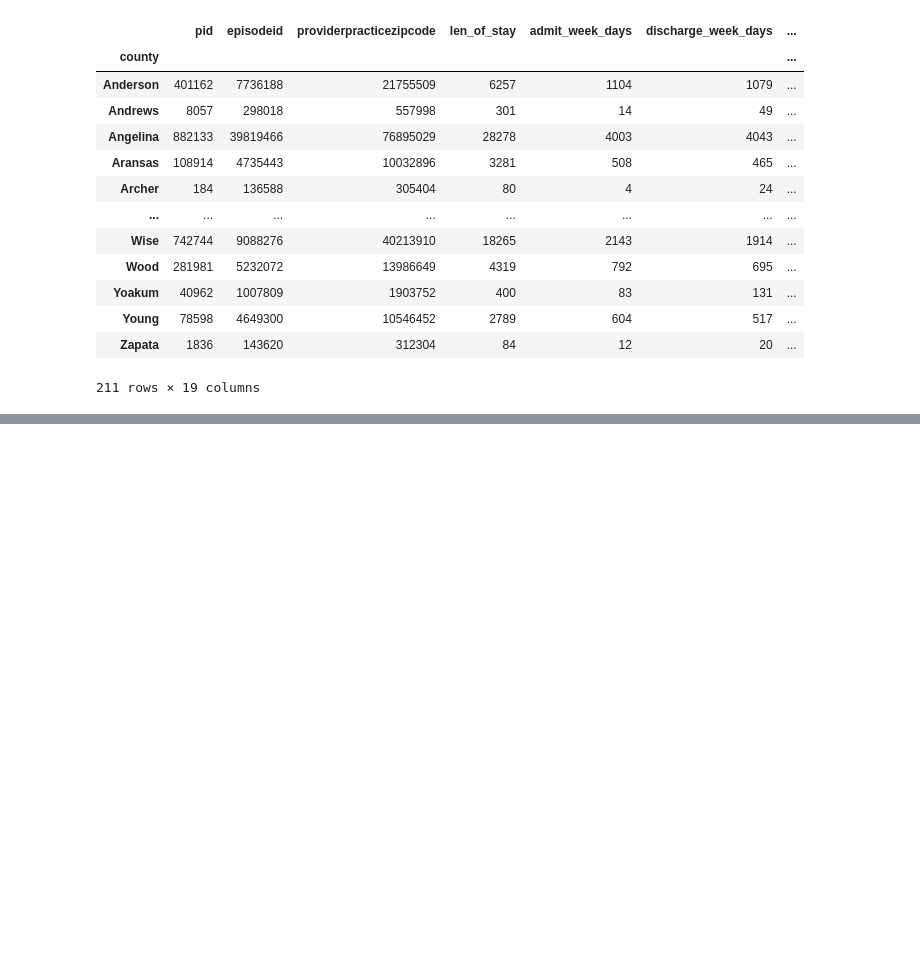
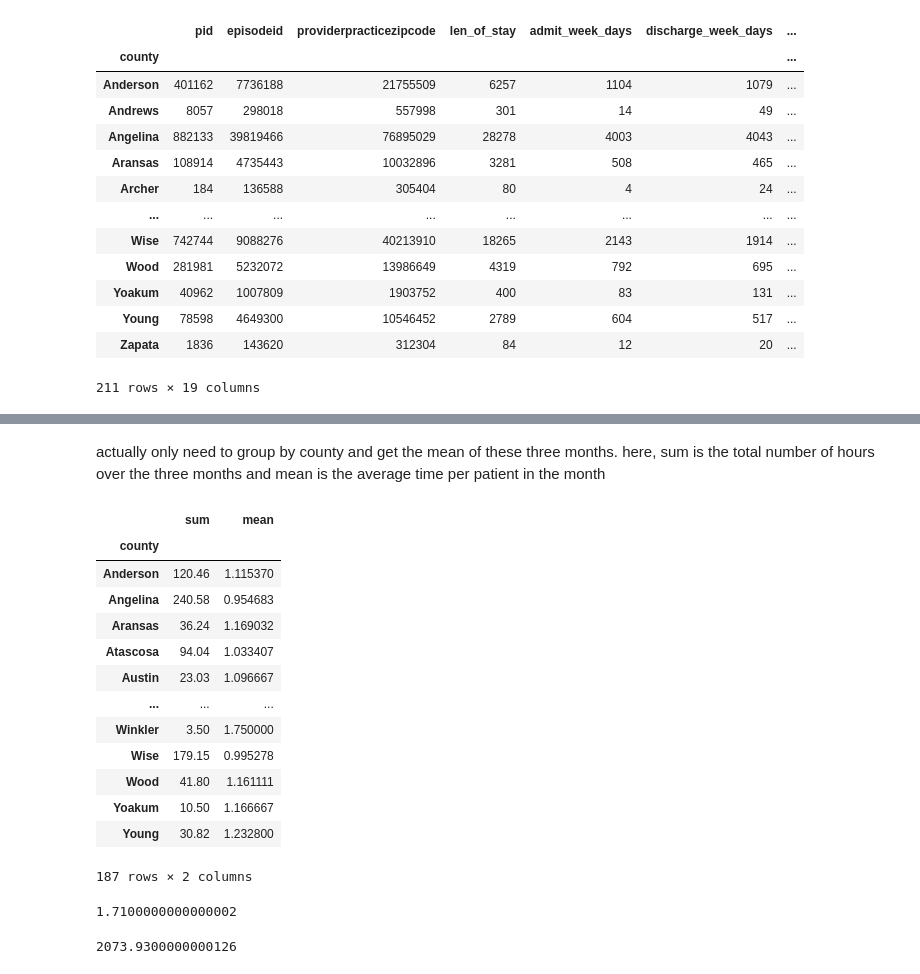
Before and after one commit to alfredprah/ds_case_team_5, a Jupyter notebook: notebooks/task_times.ipynb, the cells around one changed output, grey strips where cells are left out. Saved outputs shown, nothing was run; the diff lists cells and outputs as text; code cells hidden in the pictures; blank space fills up the shorter version.

```diff
--- a/notebooks/task_times.ipynb
+++ b/notebooks/task_times.ipynb
@@ -106,0 +161,19 @@ grouped.sum()
+# %% [markdown]
+actually only need to group by county and get the mean of these three months. here, sum is the total number of hours over the three months and mean is the average time per patient in the month
+# %%
+df.groupby('county', as_index=False).onsite_hours.agg(['sum', 'mean'])
+# %% [output]
+|  | sum | mean |
+| county |  |  |
+| Anderson | 120.46 | 1.115370 |
+| Angelina | 240.58 | 0.954683 |
+| Aransas | 36.24 | 1.169032 |
+| Atascosa | 94.04 | 1.033407 |
+| Austin | 23.03 | 1.096667 |
+| ... | ... | ... |
+| Winkler | 3.50 | 1.750000 |
+| Wise | 179.15 | 0.995278 |
+| Wood | 41.80 | 1.161111 |
+| Yoakum | 10.50 | 1.166667 |
+| Young | 30.82 | 1.232800 |
+187 rows × 2 columns
@@ -106,0 +184,8 @@ grouped.sum()
+# %%
+sums['onsite_hours'].min()
+# %% [output]
+1.7100000000000002
+# %%
+sums['onsite_hours'].max()
+# %% [output]
+2073.9300000000126
```
Also changed, not shown: parts of 16 cells of this notebook.
